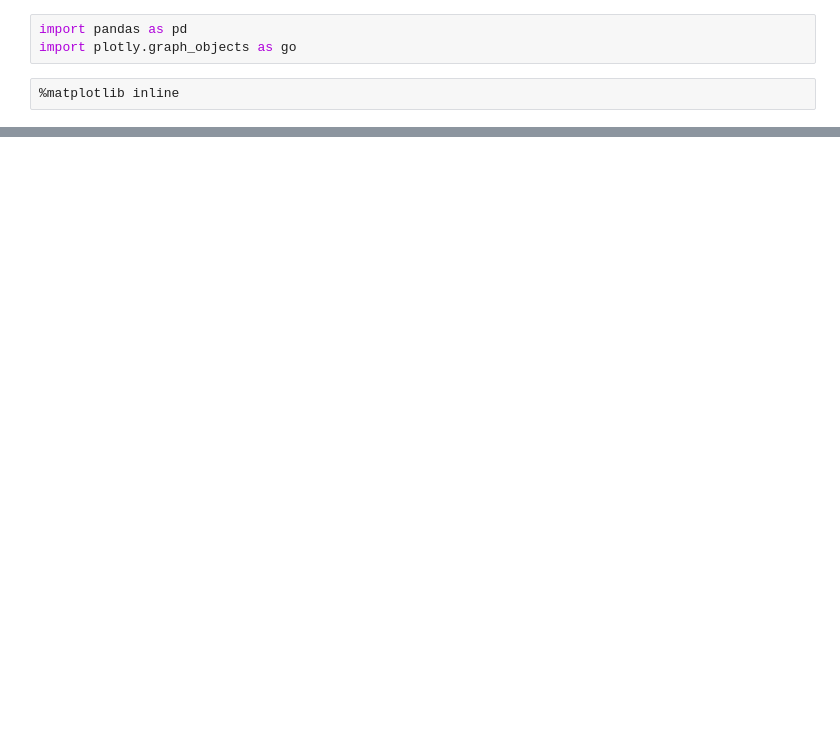
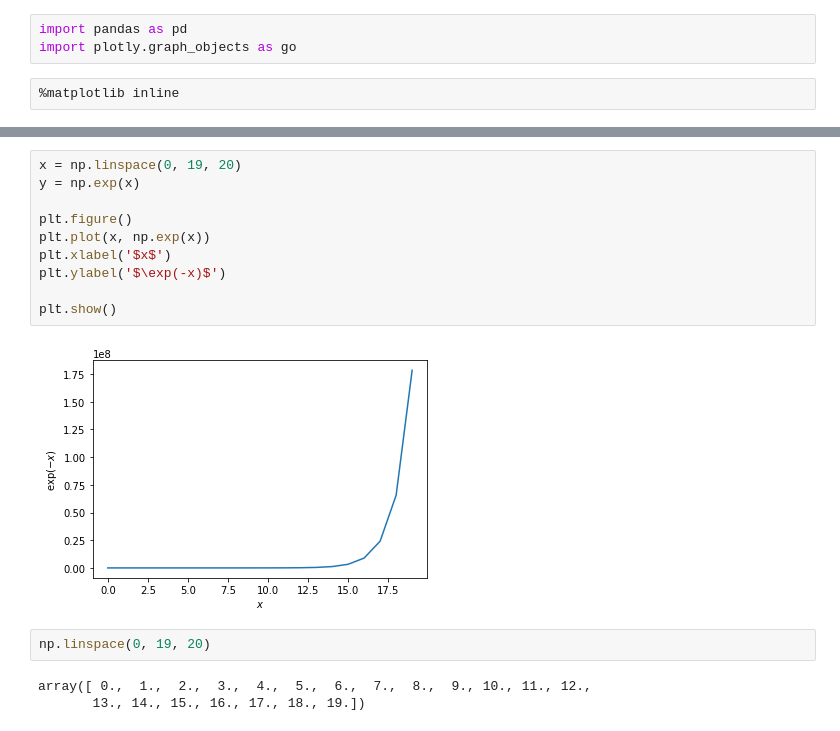
Before and after one commit to ddelizia/covid-19, a Jupyter notebook: study.ipynb, the cells around one changed output, grey strips where cells are left out. Drawn from its saved outputs; the diff is of its cells as text; blank space fills up the shorter version.

```diff
--- a/study.ipynb
+++ b/study.ipynb
@@ -105,0 +164,17 @@ fig_hist.show()
+# %%
+x = np.linspace(0, 19, 20)
+y = np.exp(x)
+
+plt.figure()
+plt.plot(x, np.exp(x))
+plt.xlabel('$x$')
+plt.ylabel('$\exp(-x)$')
+
+plt.show()
+# %% [output]
+[figure, added]
+# %%
+np.linspace(0, 19, 20)
+# %% [output]
+array([ 0.,  1.,  2.,  3.,  4.,  5.,  6.,  7.,  8.,  9., 10., 11., 12.,
+       13., 14., 15., 16., 17., 18., 19.])
```
Also changed, not shown: parts of 9 cells of this notebook, 6 other files.
